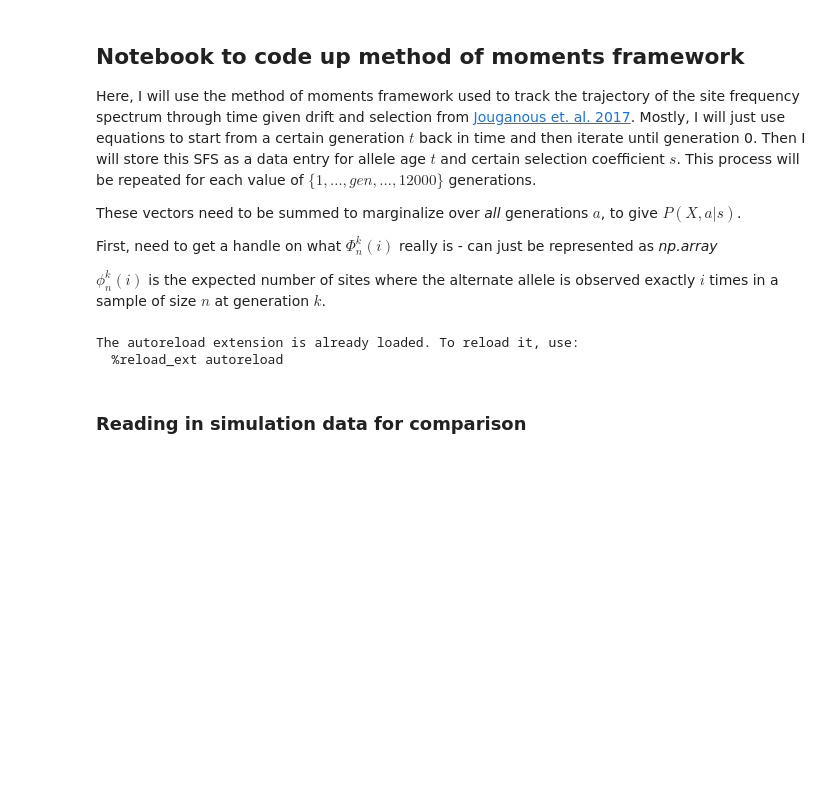
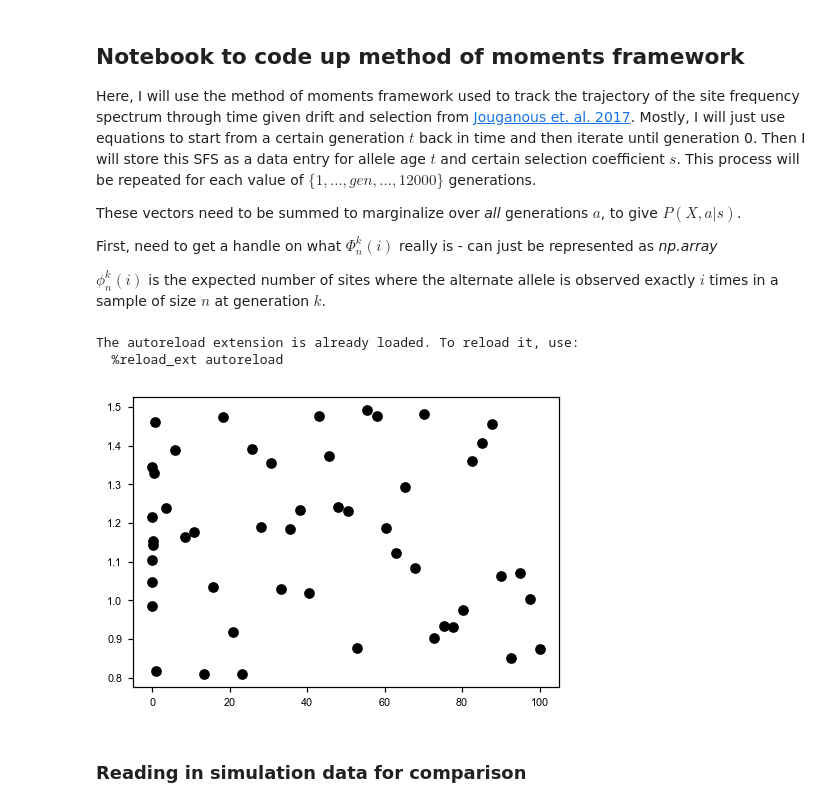
Before and after one commit to VivaswatS/selCoefEst, a Jupyter notebook: mom-framework.ipynb, the cells around one changed output. Drawn from its saved outputs; the diff is of its cells as text; code cells hidden in the pictures; blank space fills up the shorter version.

```diff
--- a/mom-framework.ipynb
+++ b/mom-framework.ipynb
@@ -69,6 +69,11 @@ mk = [False] + [True]*(n-1) + [False]
 
 iter = np.arange(1,n)
 iterm1p1 = np.arange(2,n-1)
+# %%
+plt.plot(np.append(np.linspace(0.0, 1.0, num=10)**np.exp(1),np.linspace(100,1,40,endpoint=False)[::-1]),np.random.uniform(0.8,1.5,50),'ko'); plt.semilogx()
+# np.geomspace(100,1,20,endpoint=False)[::-1]
+# %% [output]
+[figure, added]
 # %%
 ## borrowed directly from https://bitbucket.org/simongravel/moments/src/main/moments/Jackknife.pyx
 def python2round(f):
```
Also changed, not shown: parts of 10 cells of this notebook, 7 other files.
